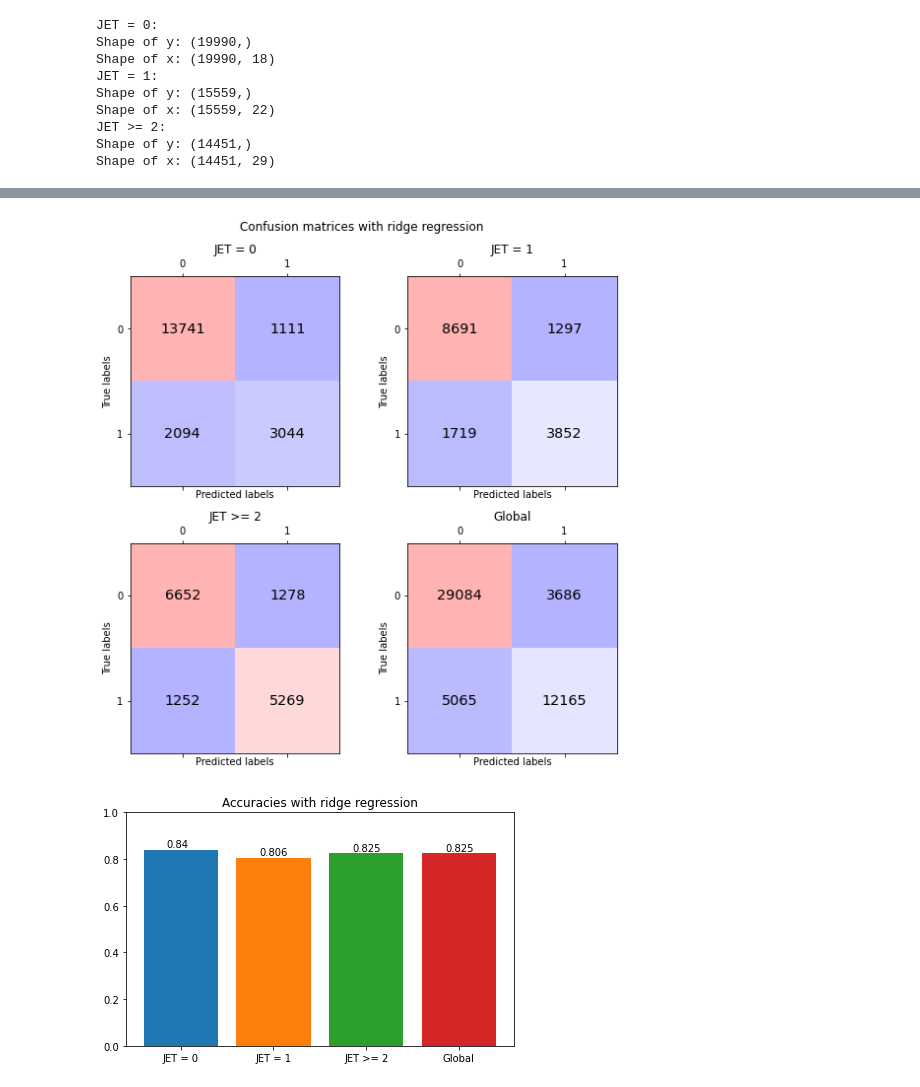
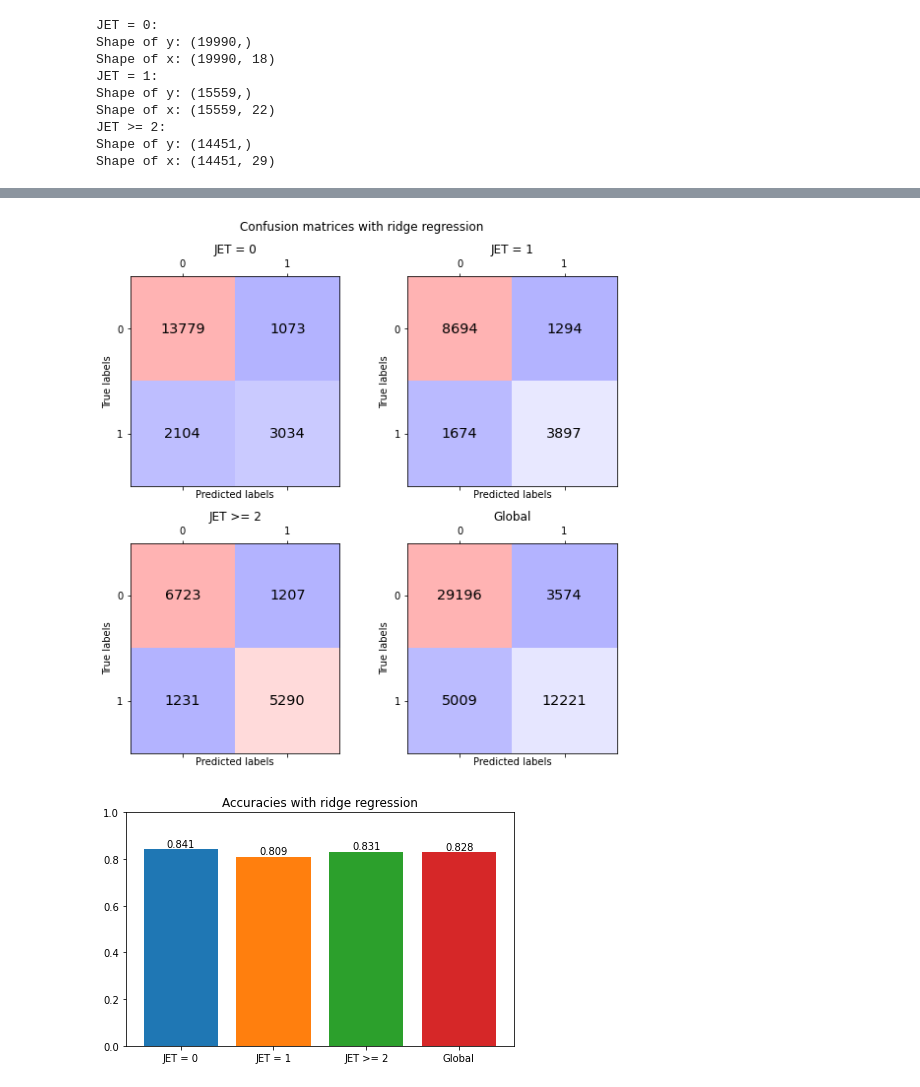
Before and after one commit to Quentin18/higgs-boson-challenge, a Jupyter notebook: scripts/main_ridge_regression.ipynb, the cells around one changed output, grey strips where cells are left out. Drawn from its saved outputs; the diff is of its cells as text; code cells hidden in the pictures.

```diff
--- a/scripts/main_ridge_regression.ipynb
+++ b/scripts/main_ridge_regression.ipynb
@@ -35,0 +65,6 @@ Shape of x: (250000, 30)
+# %%
+# Plot counts
+fig, axs = plt.subplots(ncols=3, figsize=(10, 5))
+for i in range(NB_SUBSETS):
+    plot_counts(y_by_jet[i], get_subset_label(i), axs[i])
+plt.tight_layout()
@@ -35,0 +75,6 @@ Shape of x: (250000, 30)
+# %%
+# Get columns to remove for each subset
+cols_to_remove = get_columns_to_remove_by_jet(y_by_jet, x_by_jet)
+for i in range(NB_SUBSETS):
+    print(get_subset_label(i))
+    print(cols_to_remove[i])
@@ -109,8 +167,8 @@ Shape of x: (14451, 29)
 # %%
 # Load parameters
 params = load_json_parameters()
-lambda_ = params['ridge_regression']['lambda_']
+lambdas = params['ridge_regression']['lambda_']
 degrees = params['ridge_regression']['degree']
-print('Lambda:', lambda_)
+print('Lambda by subset:', lambdas)
 print('Degree by subset:', degrees)
 # %% [output]
@@ -130,7 +192,7 @@ for i in range(NB_SUBSETS):
     phi_tr_jet = build_poly(x_tr_jet, degrees[i])
 
     # Run ridge regression
-    w, loss = ridge_regression(y_tr_jet, phi_tr_jet, lambda_, verbose=True)
+    w, loss = ridge_regression(y_tr_jet, phi_tr_jet, lambdas[i], verbose=True)
 
     # Add weights to list
     w_by_jet.append(w)
@@ -183,24 +251,20 @@ Accuracy = 0.82498
 # %%
 # Plot confusion matrices
 plt.figure(figsize=(8, 8))
 
 # Plot subset matrices
 for i in range(NB_SUBSETS):
     ax = plt.subplot(2, 2, i + 1)
     plot_confusion_matrix(conf_matrices[i], ax=ax, title=get_subset_label(i))
 
 # Plot global matrix
 ax = plt.subplot(2, 2, 4)
 plot_confusion_matrix(global_conf_matrix, ax=ax, title='Global')
 
 plt.suptitle('Confusion matrices with ridge regression')
 plt.tight_layout()
-
-# Save figure
-path = os.path.join(FIGS_DIR, 'confusion_matrix_ridge_regression.pdf')
-plt.savefig(path)
 # %% [output]
-[figure, old version]
+[figure, new version]
 # %%
 # Plot accuracies
 plot_accuracies(accuracies + [global_accuracy],
```
Also changed, not shown: parts of 20 cells of this notebook, 2 other files.
